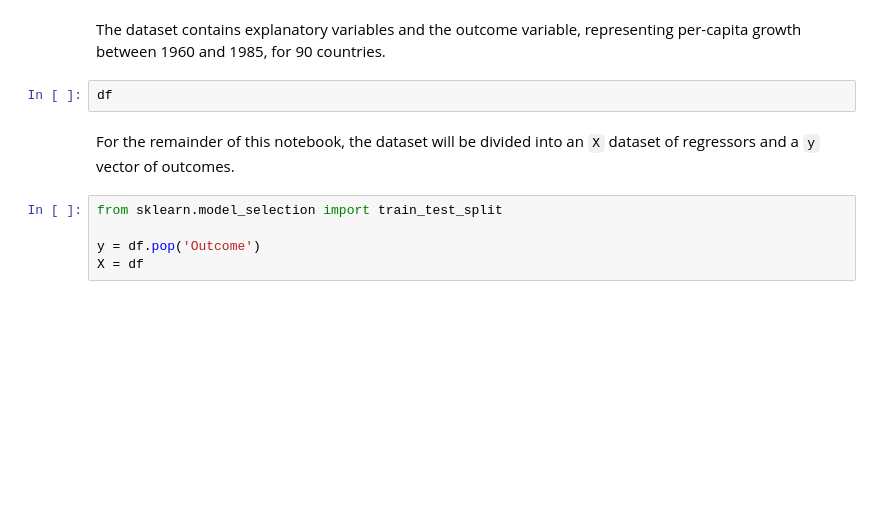
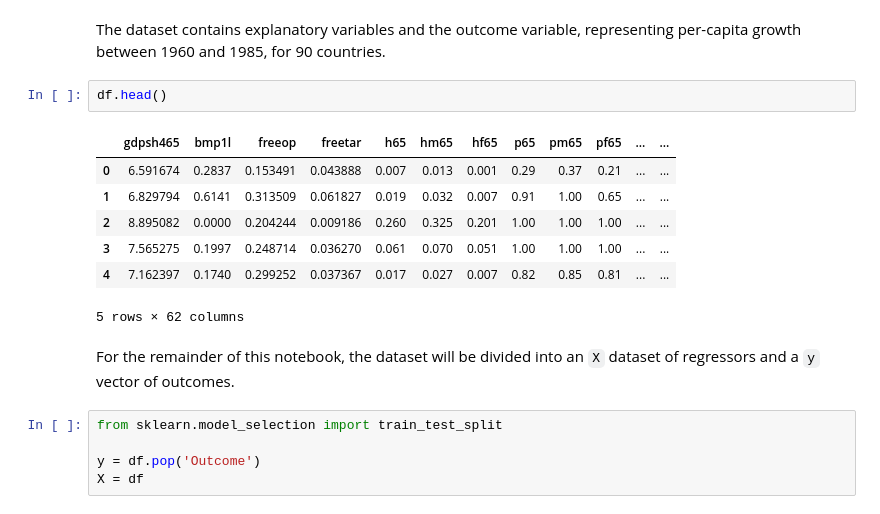
Before and after one commit to dkgaraujo/gingado, a Jupyter notebook: 01_BarroLee1994.ipynb, the cells around one changed output. Saved outputs shown, nothing was run; the diff lists cells and outputs as text; blank space fills up the shorter version.

```diff
--- a/01_BarroLee1994.ipynb
+++ b/01_BarroLee1994.ipynb
@@ -31,7 +29,15 @@ FileNotFoundError: [Errno 2] No such file or directory: 'data/CvSamplesMacro2.ma
 # %% [markdown]
 The dataset contains explanatory variables and the outcome variable, representing per-capita growth between 1960 and 1985, for 90 countries.
 # %%
-df
+df.head()
+# %% [output]
+|  | gdpsh465 | bmp1l | freeop | freetar | h65 | hm65 | hf65 | p65 | pm65 | pf65 | ... | ... |
+| 0 | 6.591674 | 0.2837 | 0.153491 | 0.043888 | 0.007 | 0.013 | 0.001 | 0.29 | 0.37 | 0.21 | ... | ... |
+| 1 | 6.829794 | 0.6141 | 0.313509 | 0.061827 | 0.019 | 0.032 | 0.007 | 0.91 | 1.00 | 0.65 | ... | ... |
+| 2 | 8.895082 | 0.0000 | 0.204244 | 0.009186 | 0.260 | 0.325 | 0.201 | 1.00 | 1.00 | 1.00 | ... | ... |
+| 3 | 7.565275 | 0.1997 | 0.248714 | 0.036270 | 0.061 | 0.070 | 0.051 | 1.00 | 1.00 | 1.00 | ... | ... |
+| 4 | 7.162397 | 0.1740 | 0.299252 | 0.037367 | 0.017 | 0.027 | 0.007 | 0.82 | 0.85 | 0.81 | ... | ... |
+5 rows × 62 columns
 # %% [markdown]
 For the remainder of this notebook, the dataset will be divided into an `X` dataset of regressors and a `y` vector of outcomes.
 # %%
```
Also changed, not shown: parts of 25 cells of this notebook, 2 other files.
